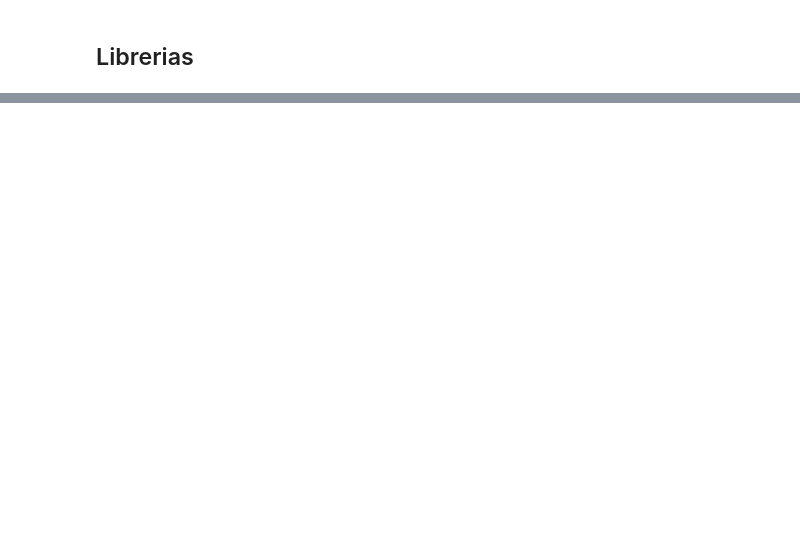
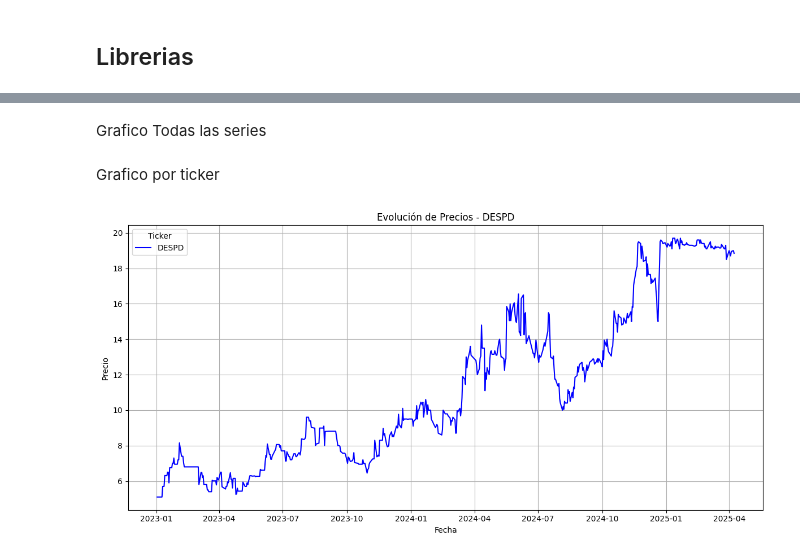
Before and after one commit to lmbsoft/patagonia-scrappers, a Jupyter notebook: nico/PPI api.ipynb, the cells around one changed output, grey strips where cells are left out. Cells and saved outputs as stored; diff of their text form; code cells hidden in the pictures; blank space fills up the shorter version.

```diff
--- a/nico/PPI api.ipynb
+++ b/nico/PPI api.ipynb
@@ -73,0 +137,2 @@ Searching MarketData
+# %% [markdown]
+Grafico Todas las series
@@ -73,0 +165,30 @@ Searching MarketData
+# %% [markdown]
+Grafico por ticker
+# %%
+
+# Leer el archivo CSV con los datos acumulados
+file_name = 'market_data.csv'
+df = pd.read_csv(file_name)
+
+# Asegurarse de que la columna 'Date' sea de tipo datetime
+df['Date'] = pd.to_datetime(df['Date'])
+
+# Filtrar los datos para el ticker 'DESPD'
+df_despd = df[df['ticker'] == 'DESPD']
+
+# Graficar los datos de 'DESPD'
+plt.figure(figsize=(12, 6))
+plt.plot(df_despd['Date'], df_despd['Price'], label='DESPD', color='blue')
+
+# Personalizar el gráfico
+plt.title('Evolución de Precios - DESPD')
+plt.xlabel('Fecha')
+plt.ylabel('Precio')
+plt.legend(title='Ticker')
+plt.grid(True)
+plt.tight_layout()
+
+# Mostrar el gráfico
+plt.show()
+# %% [output]
+[figure, added]
```
Also changed, not shown: parts of 10 cells of this notebook.
